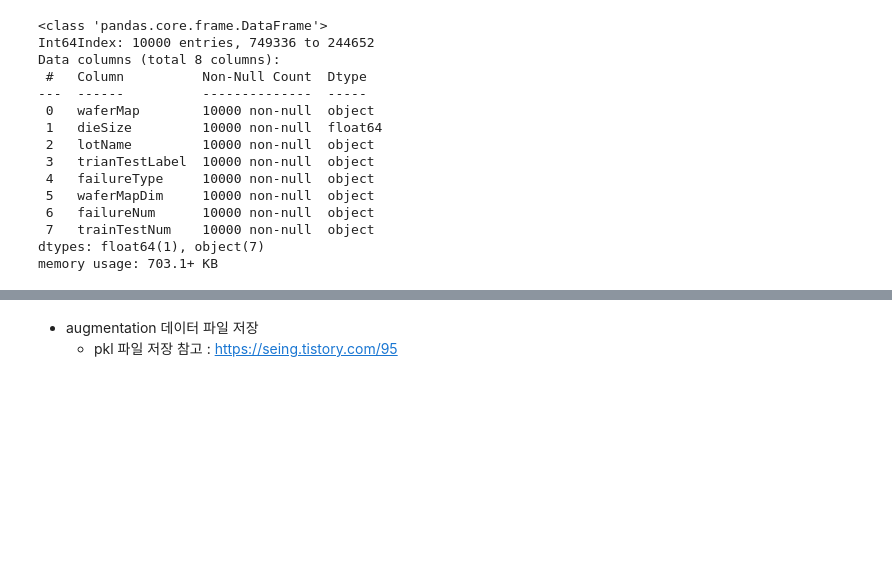
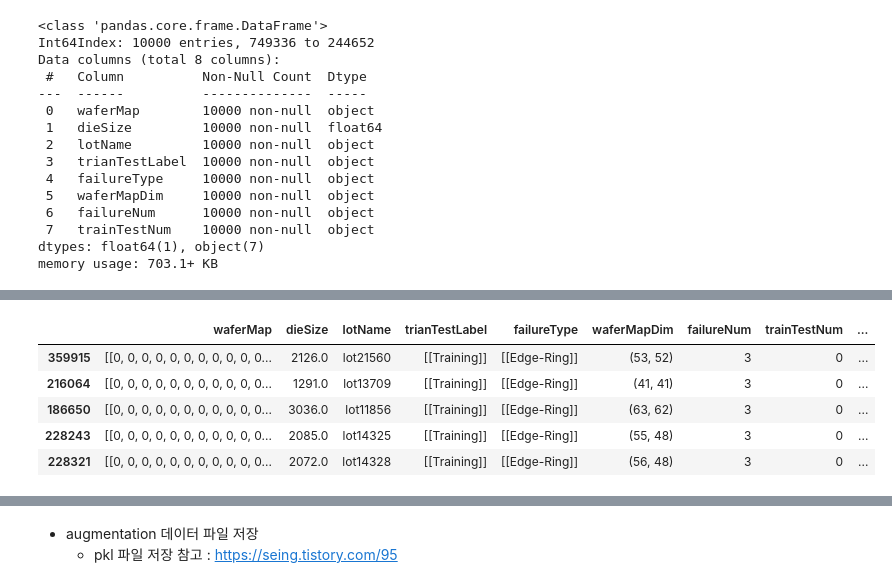
Before and after one commit to jun4879/cbnu_22_1_capstone, a Jupyter notebook: midterm_project/mid_term_project_wafer_classification.ipynb, the cells around one changed output, grey strips where cells are left out. Cells and saved outputs as stored; diff of their text form; code cells hidden in the pictures; blank space fills up the shorter version.

```diff
--- a/midterm_project/mid_term_project_wafer_classification.ipynb
+++ b/midterm_project/mid_term_project_wafer_classification.ipynb
@@ -518,9 +432 @@ def rotation_minus_10_degree(data_img):
     return dst
-# %%
-def translate(data_img):
-    height, width = data_img.shape
-    # random ~ 범위 지정하여 함수 실행 시 마다 무작위로 평행이동 정도 부여하게끔 수정 필요
-    # 224x224 size 안에서 이동하도록 코딩 필요
-    translate_matrix = np.float32([[1,0,10], [0,1,5]]) # 세로 10, 가로 5 만큼 평행 이동
-    dst = cv2.warpAffine(data_img, translate_matrix, (width,height))
-    return dst
@@ -546,0 +433,9 @@ def zoom(data_img):
+# %%
+def translate(data_img):
+    padded_img = zero_padding(data_img, 224)
+    x_translate = random.randrange(-20, 21)
+    y_translate = random.randrange(-20, 21)
+    translate_matrix = np.float32([[1, 0, y_translate],  # 세로 평행이동
+                                   [0, 1, x_translate]]) # 가로 평행이동
+    dst = cv2.warpAffine(padded_img, translate_matrix, (224,224))  # (src, matrix, dsize)
+    return dst
@@ -654,0 +555,13 @@ memory usage: 169.9+ KB
+# %%
+# 평행 이동 : 30% - 432개
+wm811k_new_train_class_Edge_Ring_translate = wm811k_new_train_class_Edge_Ring.sample(n=432, random_state=2022)
+wm811k_new_train_class_Edge_Ring_translate["waferMap_augmentation"] = wm811k_new_train_class_Edge_Ring_translate["waferMap"].apply(lambda x: translate(x))
+wm811k_new_train_class_Edge_Ring_translate['waferMap_augmentation_Dim']=wm811k_new_train_class_Edge_Ring_translate['waferMap_augmentation'].apply(find_dim)
+wm811k_new_train_class_Edge_Ring_translate.head()
+# %% [output]
+|  | waferMap | dieSize | lotName | trianTestLabel | failureType | waferMapDim | failureNum | trainTestNum | ... |
+| 359915 | [[0, 0, 0, 0, 0, 0, 0, 0, 0, 0, 0... | 2126.0 | lot21560 | [[Training]] | [[Edge-Ring]] | (53, 52) | 3 | 0 | ... |
+| 216064 | [[0, 0, 0, 0, 0, 0, 0, 0, 0, 0, 0... | 1291.0 | lot13709 | [[Training]] | [[Edge-Ring]] | (41, 41) | 3 | 0 | ... |
+| 186650 | [[0, 0, 0, 0, 0, 0, 0, 0, 0, 0, 0... | 3036.0 | lot11856 | [[Training]] | [[Edge-Ring]] | (63, 62) | 3 | 0 | ... |
+| 228243 | [[0, 0, 0, 0, 0, 0, 0, 0, 0, 0, 0... | 2085.0 | lot14325 | [[Training]] | [[Edge-Ring]] | (55, 48) | 3 | 0 | ... |
+| 228321 | [[0, 0, 0, 0, 0, 0, 0, 0, 0, 0, 0... | 2072.0 | lot14328 | [[Training]] | [[Edge-Ring]] | (56, 48) | 3 | 0 | ... |
```
Also changed, not shown: parts of 63 cells of this notebook.
